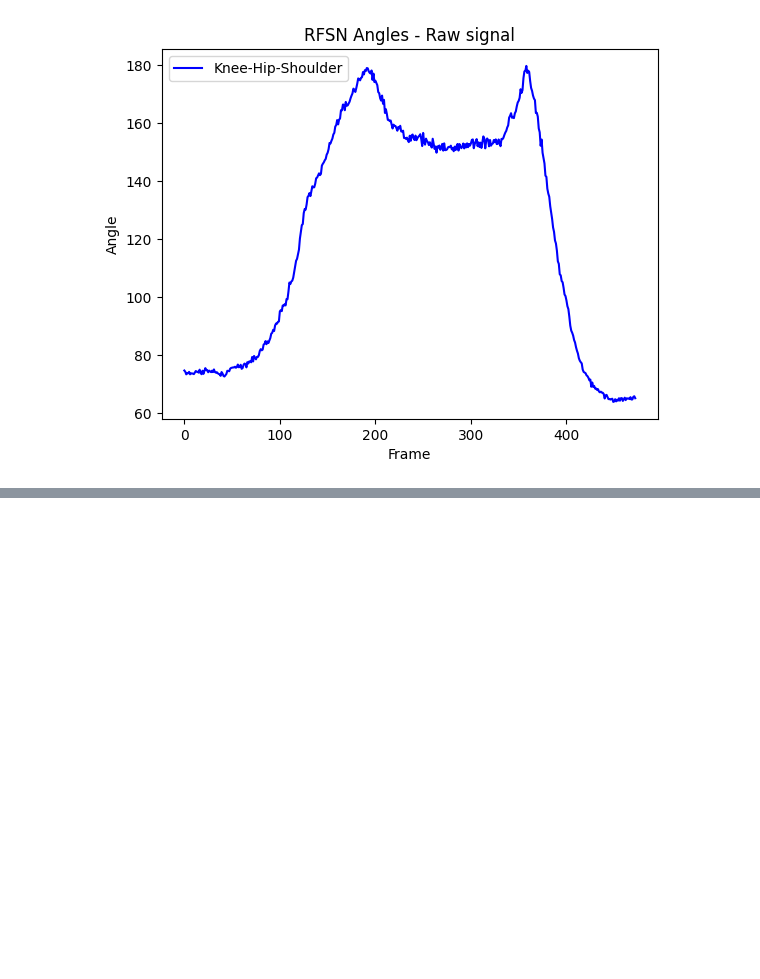
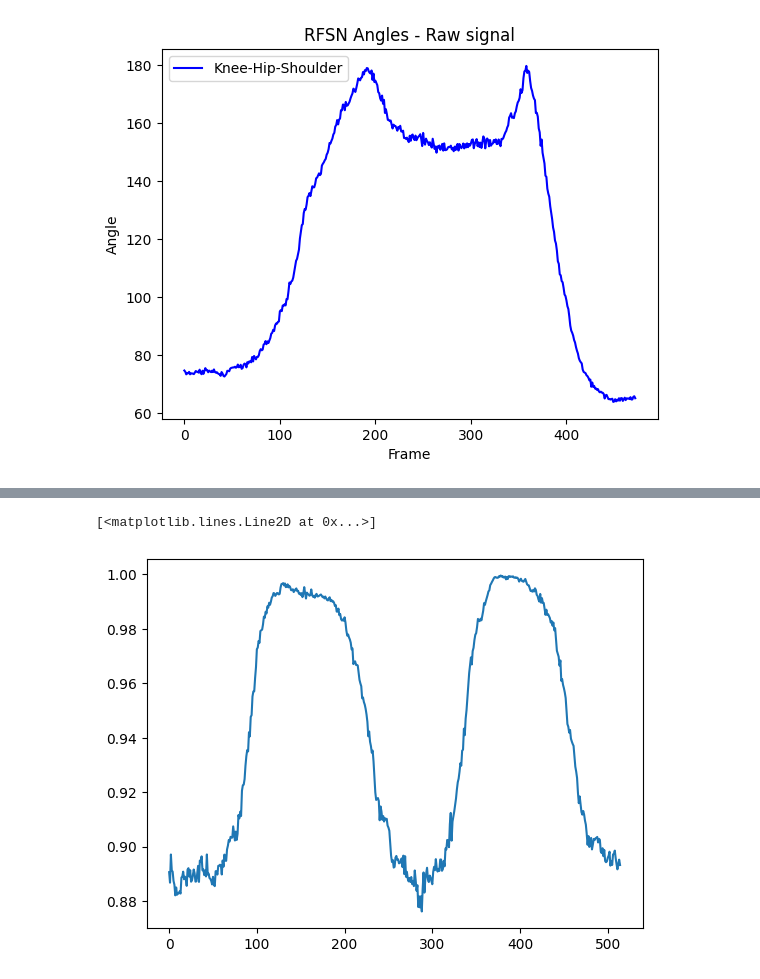
Before and after one commit to taryev/PhyEx-Cameras, a Jupyter notebook: Data Exploration/Exploration.ipynb, the cells around one changed output, grey strips where cells are left out. Cells and saved outputs as stored; diff of their text form; code cells hidden in the pictures; blank space fills up the shorter version.

Commit message:
Added Points alignement POC

```diff
--- a/Data Exploration/Exploration.ipynb
+++ b/Data Exploration/Exploration.ipynb
@@ -70,0 +79,2 @@ plt.legend(loc="upper left");
+# %%
+brgm_cam4 = pd.read_csv("/Users/quentinveyrat/Desktop/NicolasCSV/BRGM_1686573510_ID_Nicolas_cam_4.csv", header=None)
@@ -70,0 +97,10 @@ plt.legend(loc="upper left");
+# %%
+def get_landmark_coordinates(data, landmark: int):
+    return data.iloc[:, landmark*3:landmark*3+3]
+# %%
+knee = get_landmark_coordinates(brgm_cam4,26)
+pelvis = get_landmark_coordinates(brgm_cam4,24)
+shoulder = get_landmark_coordinates(brgm_cam4,12)
+ankle = get_landmark_coordinates(brgm_cam4,28)
+min_len = min(len(knee.index), len(pelvis.index), len(shoulder.index), len(ankle.index))
+print("Minimum len:",min_len)
@@ -70,0 +109,14 @@ plt.legend(loc="upper left");
+# %%
+cors = []
+for i in range(0, min_len):
+    x = []
+    y = []
+    k = knee.iloc[i,0:2]
+    p = pelvis.iloc[i,0:2]
+    s = shoulder.iloc[i,0:2]
+    a = ankle.iloc[i,0:2]
+    for point in (k,p,s,a):
+        x.append(point.iloc[0])
+        y.append(point.iloc[1])
+    cor = np.corrcoef(x,y)
+    cors.append(cor[0,1])
@@ -70,0 +143,5 @@ plt.legend(loc="upper left");
+# %%
+plt.plot(cors)
+# %% [output]
+[<matplotlib.lines.Line2D at 0x...>]
+[figure, added]
```
Also changed, not shown: parts of 6 cells of this notebook.
